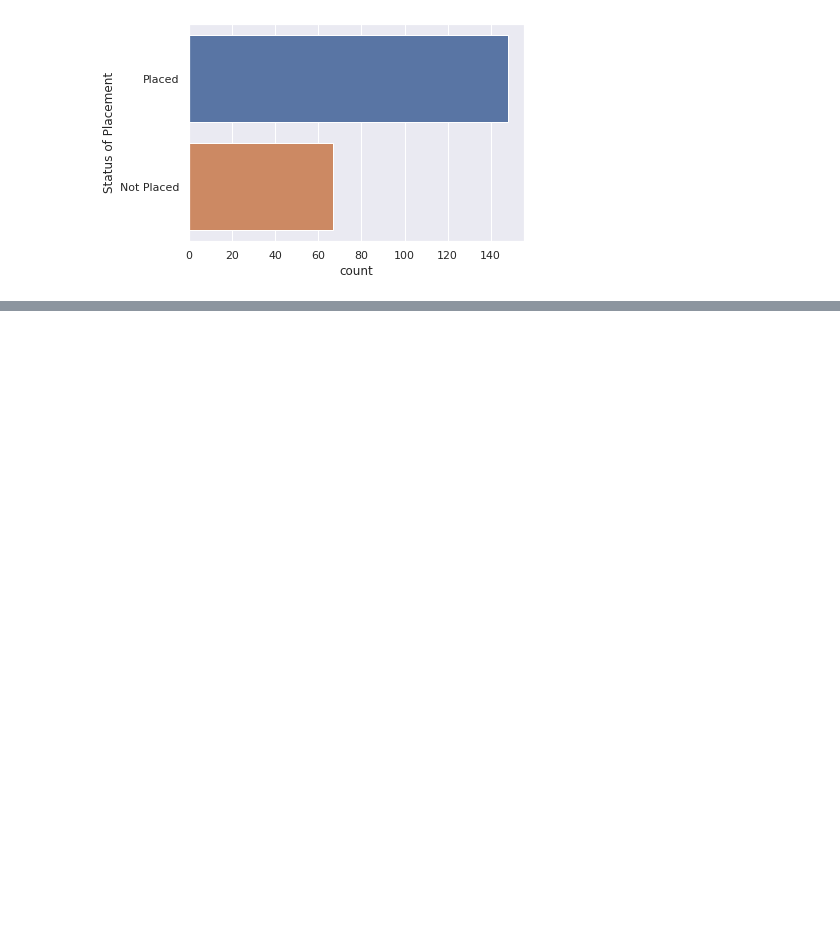
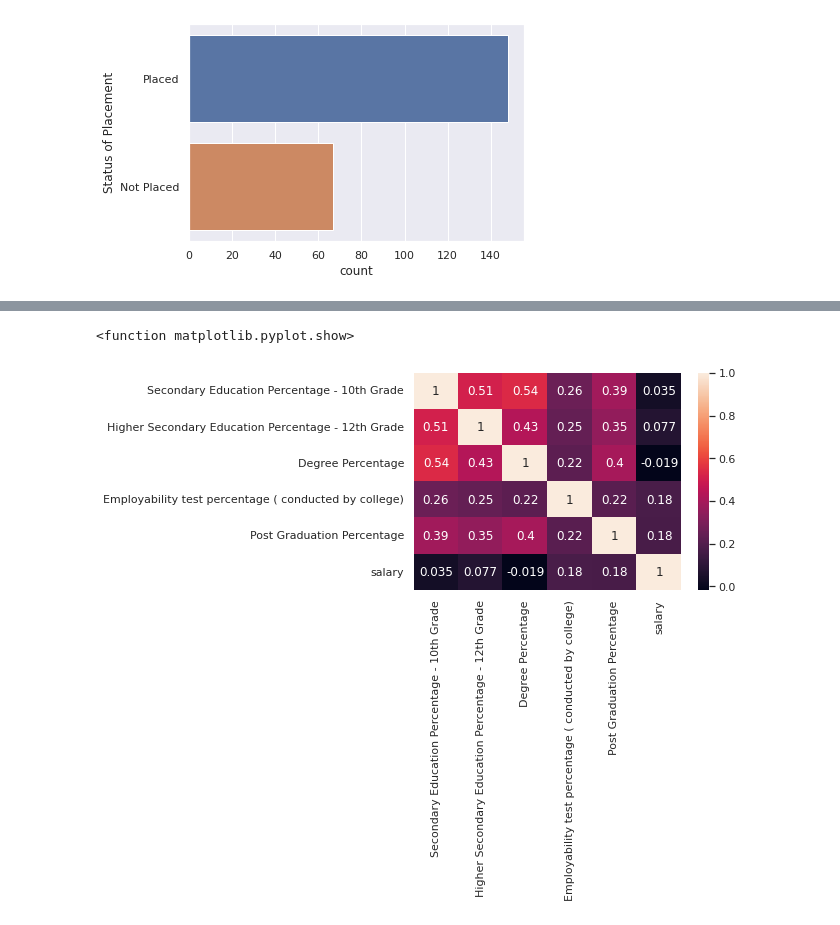
Before and after one commit to Alam710/Machine-Learning-Experiments-and-Exam, a Jupyter notebook: Islam__Nur_Alam_UAS_Macahine_Learning_No1.ipynb, the cells around one changed output, grey strips where cells are left out. Drawn from its saved outputs; the diff is of its cells as text; code cells hidden in the pictures; blank space fills up the shorter version.

```diff
--- a/Islam__Nur_Alam_UAS_Macahine_Learning_No1.ipynb
+++ b/Islam__Nur_Alam_UAS_Macahine_Learning_No1.ipynb
@@ -206,0 +237,7 @@ Name: Status of Placement, dtype: int64
+# %%
+CorrMat = df_numerical.corr()
+sns.heatmap(CorrMat, annot=True)
+plt.show
+# %% [output]
+<function matplotlib.pyplot.show>
+[figure, added]
```
Also changed, not shown: parts of 36 cells of this notebook.
